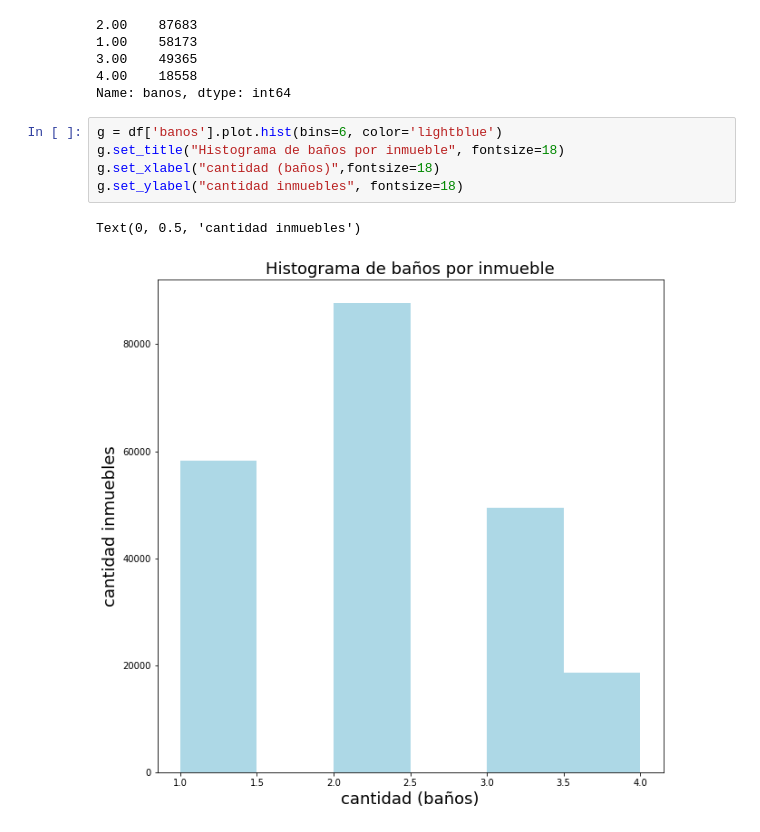
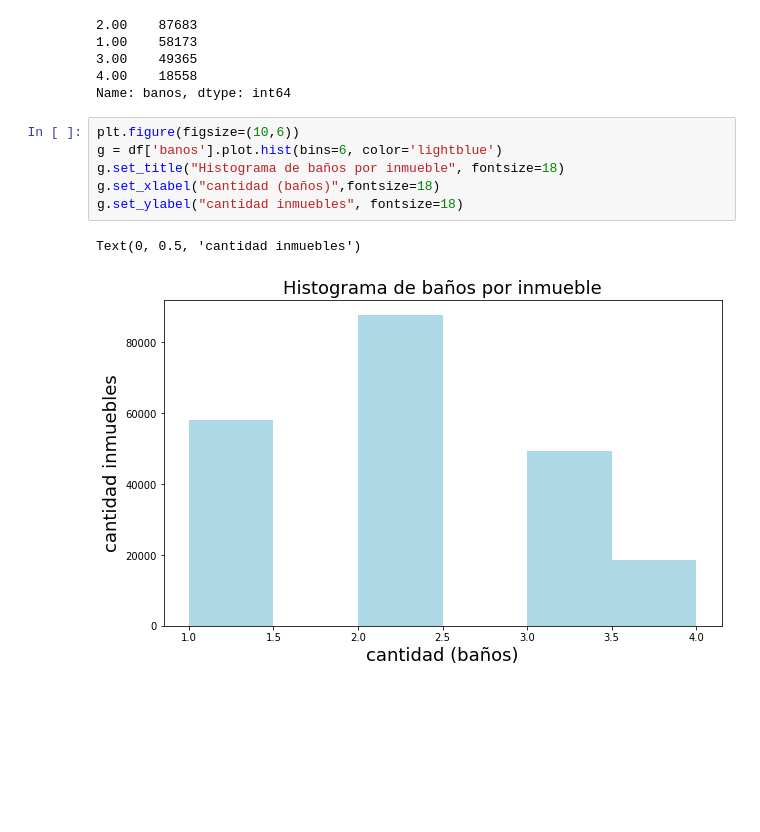
Before and after one commit to josetec1/DatosG29, a Jupyter notebook: 01 TipoInmuebles.ipynb, the cells around one changed output. Cells and saved outputs as stored; diff of their text form; blank space fills up the shorter version.

```diff
--- a/01 TipoInmuebles.ipynb
+++ b/01 TipoInmuebles.ipynb
@@ -608,10 +811,11 @@ banos.value_counts()
 4.00    18558
 Name: banos, dtype: int64
 # %%
+plt.figure(figsize=(10,6))
 g = df['banos'].plot.hist(bins=6, color='lightblue')
 g.set_title("Histograma de baños por inmueble", fontsize=18)
 g.set_xlabel("cantidad (baños)",fontsize=18)
 g.set_ylabel("cantidad inmuebles", fontsize=18)
 # %% [output]
 Text(0, 0.5, 'cantidad inmuebles')
-[figure, old version]
+[figure, new version]
```
Also changed, not shown: parts of 28 cells of this notebook, 3 other files.
